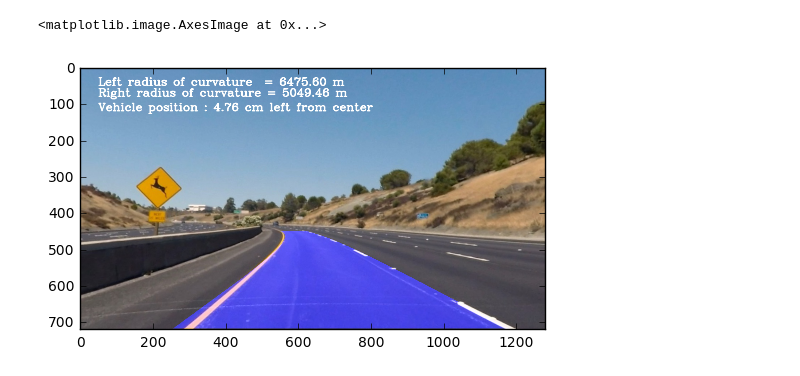
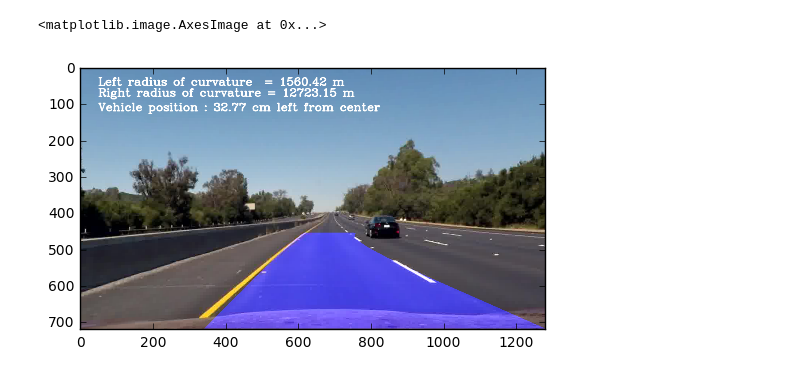
Before and after one commit to RyosukeHonda/Advanced_Lane_Lines, a Jupyter notebook: pipeline.ipynb, the cells around one changed output. Drawn from its saved outputs; the diff is of its cells as text; code cells hidden in the pictures.

```diff
--- a/pipeline.ipynb
+++ b/pipeline.ipynb
@@ -63,10 +63,10 @@ def warp(img):
     src = np.float32(
                         [[585. /1280.*img_size[0], 455./720.*img_size[1]],
                         [705. /1280.*img_size[0], 455./720.*img_size[1]],
-                        [1250./1280.*img_size[0], 720./720.*img_size[1]],
+                        [1270./1280.*img_size[0], 720./720.*img_size[1]],
                         [190. /1280.*img_size[0], 720./720.*img_size[1]]])
-    dst = np.float32([[300. /1280.*img_size[0], 100./720.*img_size[1]],
-                        [1000./1280.*img_size[0], 100./720.*img_size[1]],
+    dst = np.float32([[300. /1280.*img_size[0], 0./720.*img_size[1]],
+                        [1000./1280.*img_size[0], 0./720.*img_size[1]],
                         [1000./1280.*img_size[0], 720./720.*img_size[1]],
                         [300. /1280.*img_size[0], 720./720.*img_size[1]]])
 
@@ -196,10 +196,10 @@ def pipeline(img):
     mean_lane = np.mean(lane_line_gb,axis=0)
     mean_lane= moving_average(mean_lane,mov_filtsize)
 
-    arg_fsb = np.argwhere(mean_lane>.005)
+    arg_fsb = np.argwhere(mean_lane>.0045)
 
     arg_fsb_L = arg_fsb[arg_fsb<img_size[0]/2.]
-    if len(arg_fsb_L)==0:
+    if len(arg_fsb_L)<5:
         left_fit = left_fit_prev
 
     else:
@@ -210,7 +210,7 @@ def pipeline(img):
         img_L[:,arg_fsb_L_max:img_size[0]] = 0
 
         vals = np.argwhere(img_L>.08)
-        if len(vals)==0:
+        if len(vals)<5:
             left_fit = left_fit_prev
 
         else:
@@ -226,15 +226,16 @@ def pipeline(img):
             y_eval = np.max(all_x)
             left_curverad = ((1 + (2*left_fit_cr[0]*y_eval + left_fit_cr[1])**2)**1.5) \
                                      /np.absolute(2*left_fit_cr[0])
-    left_y = np.arange(11)*img_size[1]/10
+    left_y = np.arange(9)*img_size[1]/8
     left_fitx = left_fit[0]*left_y**2 + left_fit[1]*left_y + left_fit[2]
 
+    arg_fsb = np.argwhere(mean_lane>.029)
+    arg_fsb_R = arg_fsb[arg_fsb>img_size[0]/2.]
 
-    arg_fsb_R = arg_fsb[arg_fsb>img_size[0]/2.]
-    #print(arg_fsb_R)
 
-    if len(arg_fsb_R)==0:
+    if len(arg_fsb_R)<10:
         right_fit = right_fit_prev
+        print("right_fit")
 
     else:
 
@@ -247,13 +248,14 @@ def pipeline(img):
 
 
 
-        vals = np.argwhere(img_R>.008)
-        if len(vals)==0:
+        vals = np.argwhere(img_R>0.02)
+        if len(vals)<10:
             right_fit = right_fit_prev
+            print("prev_right")
         else:
             all_x = vals.T[0]
             all_y =vals.T[1]
-            small_right,large_right = np.percentile(all_y,[5,95])
+            small_right,large_right = np.percentile(all_y,[3,100])
 
             all_y = all_y[np.where((all_y>small_right) & (all_y<large_right))]
             all_x = all_x[np.where((all_y>small_right) & (all_y<large_right))]
@@ -266,7 +268,7 @@ def pipeline(img):
             right_curverad = ((1 + (2*right_fit_cr[0]*y_eval + right_fit_cr[1])**2)**1.5) \
                                      /np.absolute(2*right_fit_cr[0])
 
-    right_y = np.arange(11)*img_size[1]/10
+    right_y = np.arange(9)*img_size[1]/8
     right_fitx = right_fit[0]*right_y**2 + right_fit[1]*right_y + right_fit[2]
 
     right_fit_prev =right_fit
@@ -320,15 +322,16 @@ def pipeline(img):
     #result = cv2.addWeighted(img, 1, newwarp, 0.3, 0)
     return result
 # %%
+
 set_prev=0
 
-#image= mpimg.imread('trial_image/082.jpg')
-image= mpimg.imread('output_images/test2_undist.jpg')
+image= mpimg.imread('trial_image/000247.jpg')
+#image= mpimg.imread('output_images/test2_undist.jpg')
 result = pipeline(image)
 plt.imshow(result)
 # %% [output]
 <matplotlib.image.AxesImage at 0x...>
-[figure, old version]
+[figure, new version]
 # %%
 from moviepy.editor import VideoFileClip
 from IPython.display import HTML
```
Also changed, not shown: parts of 1 cell of this notebook.
